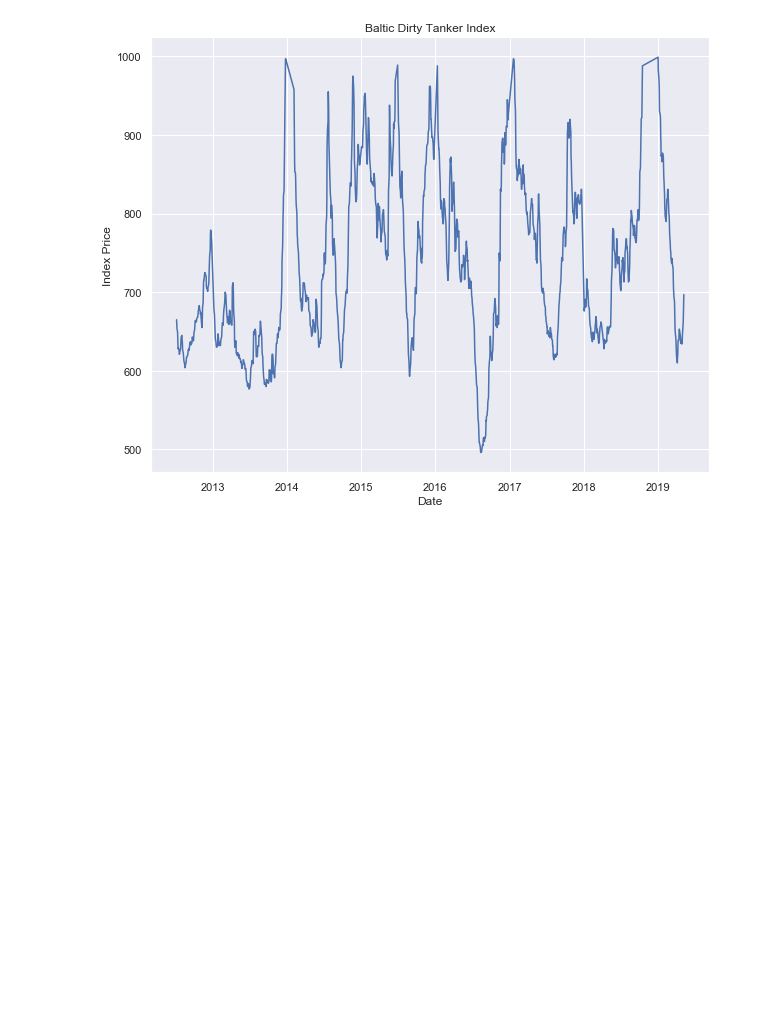
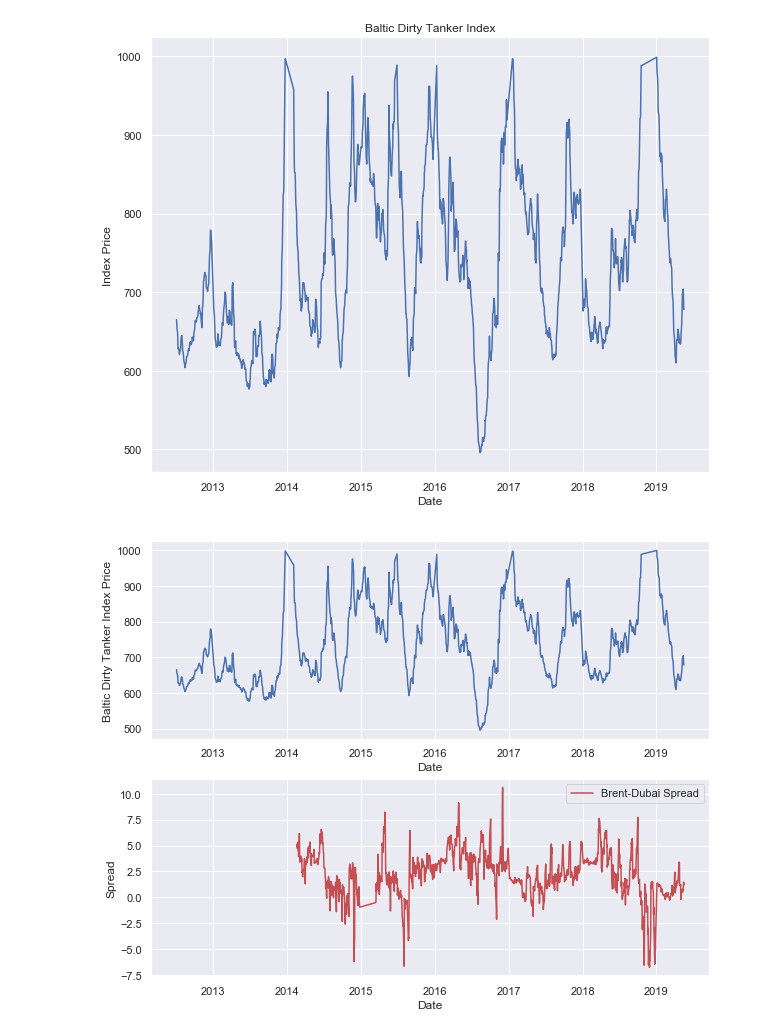
Before and after one commit to NicholasTanWeiHong/eda-with-quandl-futures, a Jupyter notebook: eda-quandl-futures.ipynb, the cells around one changed output. Saved outputs shown, nothing was run; the diff lists cells and outputs as text; code cells hidden in the pictures; blank space fills up the shorter version.

```diff
--- a/eda-quandl-futures.ipynb
+++ b/eda-quandl-futures.ipynb
@@ -359,6 +379,17 @@ plt.title('Baltic Dirty Tanker Index')
 plt.ylabel('Index Price');
 # %% [output]
 [figure]
+# %%
+fig = plt.figure(figsize=(10, 8))
+
+ax1 = plt.subplot2grid(shape=(2, 1), loc=(0, 0), rowspan=1, colspan=1)
+sns.lineplot(x=baltic_index.index, y='Price', data=baltic_index)
+plt.ylabel("Baltic Dirty Tanker Index Price")
+
+ax2 = plt.subplot2grid(shape=(2, 1), loc=(1, 0), rowspan=1, colspan=1, sharex=ax1)
+sns.lineplot(x=brent_dubai.index, y="Spread", data=brent_dubai, label='Brent-Dubai Spread', color='r');
+# %% [output]
+[figure, added]
 # %%
 fundamental_data = pd.DataFrame()
 
```
Also changed, not shown: parts of 21 cells of this notebook, 1 other file.
